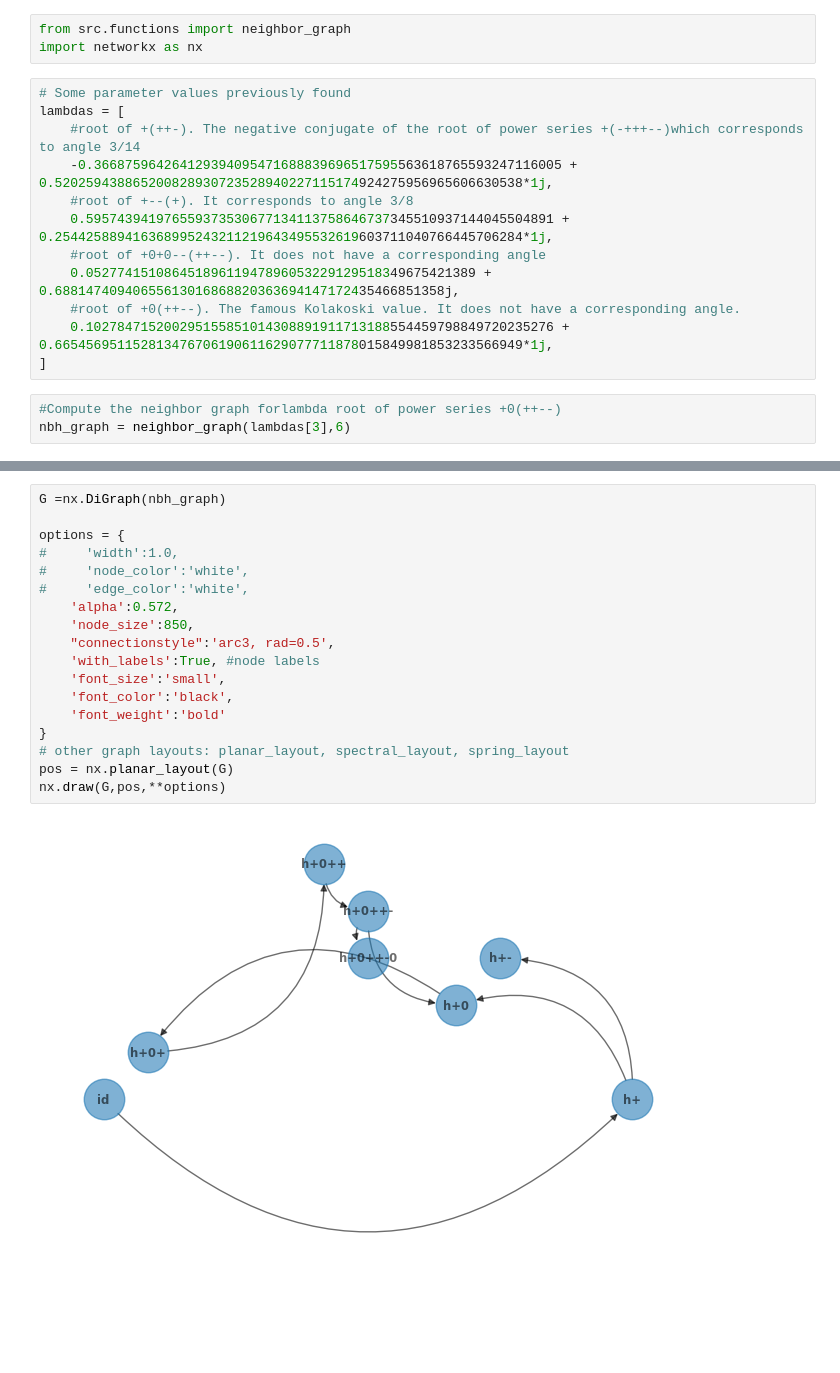
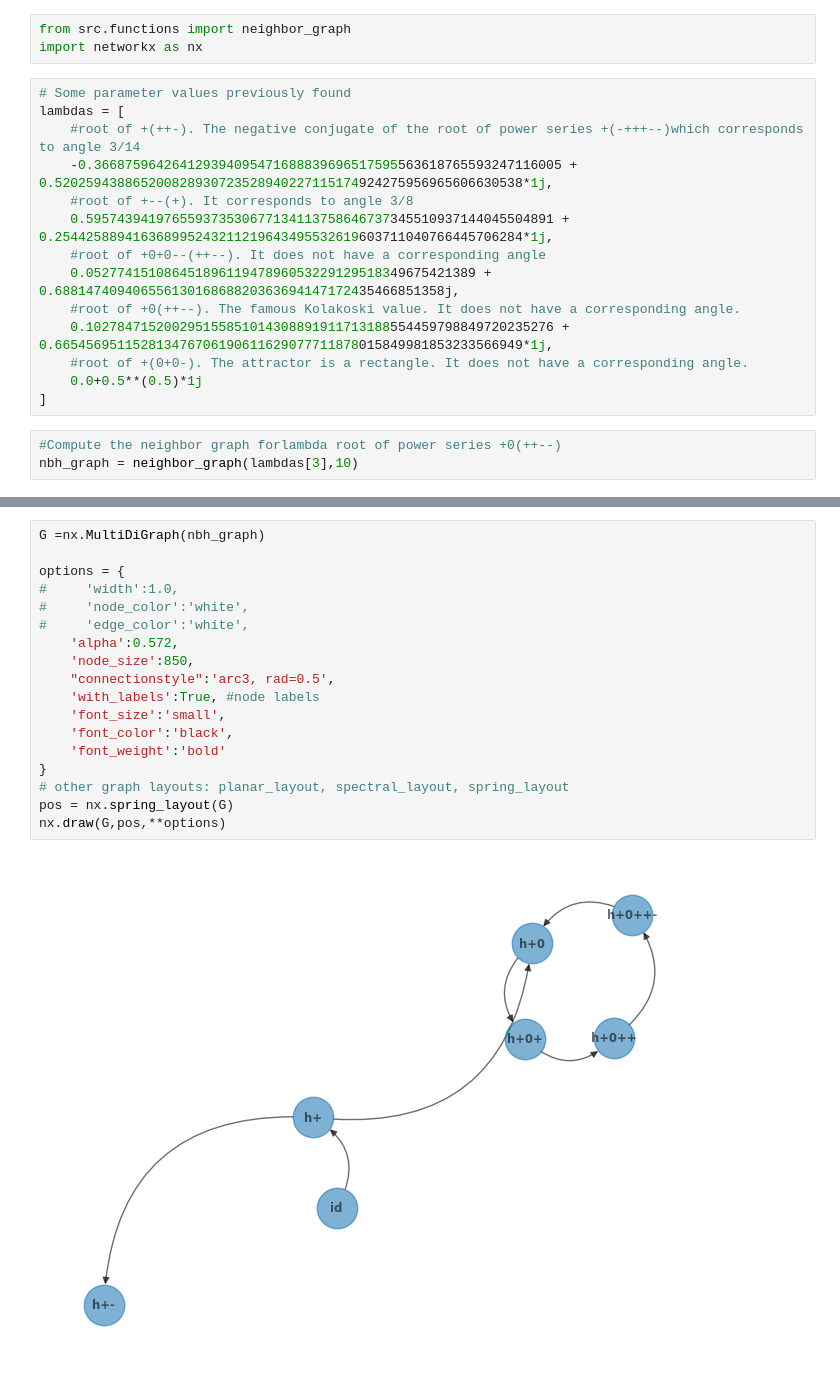
Before and after one commit to SilvestriStefano/coreEntropy_neighborIFS, a Jupyter notebook: scripts/Generating the Neighbor Graph.ipynb, the cells around one changed output, grey strips where cells are left out. Cells and saved outputs as stored; diff of their text form.

```diff
--- a/scripts/Generating the Neighbor Graph.ipynb
+++ b/scripts/Generating the Neighbor Graph.ipynb
@@ -12,7 +12,9 @@ lambdas = [
     0.05277415108645189611947896053229129518349675421389 + 0.68814740940655613016868820363694147172435466851358j,
     #root of +0(++--). The famous Kolakoski value. It does not have a corresponding angle.
     0.102784715200295155851014308891911713188554459798849720235276 + 0.665456951152813476706190611629077711878015849981853233566949*1j,
+    #root of +(0+0-). The attractor is a rectangle. It does not have a corresponding angle.
+    0.0+0.5**(0.5)*1j
 ]
 # %%
 #Compute the neighbor graph forlambda root of power series +0(++--)
-nbh_graph = neighbor_graph(lambdas[3],6)
+nbh_graph = neighbor_graph(lambdas[3],10)
@@ -47,22 +31,22 @@ pp.pprint(nbh_graph)
  'id': {'h+': 'mp'}}
 # %%
-G =nx.DiGraph(nbh_graph)
+G =nx.MultiDiGraph(nbh_graph)
 
 options = {
 #     'width':1.0,
 #     'node_color':'white',
 #     'edge_color':'white',
     'alpha':0.572,
     'node_size':850,
     "connectionstyle":'arc3, rad=0.5',
     'with_labels':True, #node labels
     'font_size':'small',
     'font_color':'black',
     'font_weight':'bold'
 }
 # other graph layouts: planar_layout, spectral_layout, spring_layout
-pos = nx.planar_layout(G)
+pos = nx.spring_layout(G)
 nx.draw(G,pos,**options)
 # %% [output]
-[figure, old version]
+[figure, new version]
 # %% [markdown]
```
Also changed, not shown: parts of 10 cells of this notebook, 2 other files.
